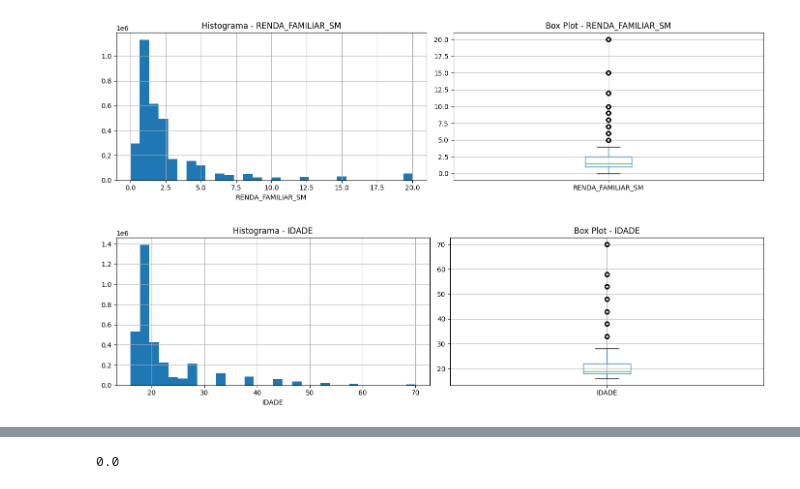
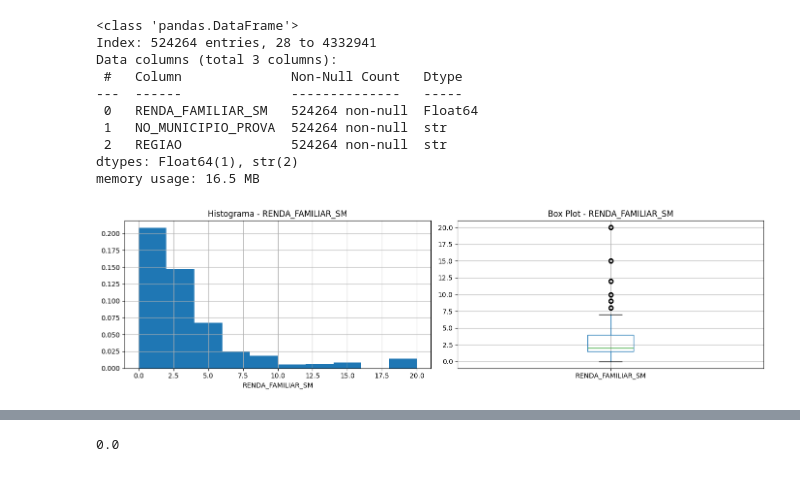
Before and after one commit to lucasamtaylor01/enem, a Jupyter notebook: 01_preparacao_dados.ipynb, the cells around one changed output, grey strips where cells are left out. Saved outputs shown, nothing was run; the diff lists cells and outputs as text; code cells hidden in the pictures.

```diff
--- a/01_preparacao_dados.ipynb
+++ b/01_preparacao_dados.ipynb
@@ -127,6 +75,6 @@ cor_renda_map_sm = {
     "Q": 20.0
 }
 
-df_clustering['Q007'] = df_clustering['Q007'].map(cor_renda_map_sm)
-df_clustering['Q007'] = df_clustering['Q007'].astype("Float64")
-df_clustering = df_clustering.rename(columns={'Q007': 'RENDA_FAMILIAR_SM'})
+df_participantes['Q007'] = df_participantes['Q007'].map(cor_renda_map_sm)
+df_participantes['Q007'] = df_participantes['Q007'].astype("Float64")
+df_participantes = df_participantes.rename(columns={'Q007': 'RENDA_FAMILIAR_SM'})
@@ -145,32 +81,57 @@ df_clustering = df_clustering.rename(columns={'TP_ESTADO_CIVIL': 'ESTADO_CIVIL'}
 # %%
-uf_para_regiao = {
-    "AC": "NORTE", "AP": "NORTE", "AM": "NORTE", "PA": "NORTE", "RO": "NORTE", "RR": "NORTE", "TO": "NORTE",
-    "AL": "NORDESTE", "BA": "NORDESTE", "CE": "NORDESTE", "MA": "NORDESTE", "PB": "NORDESTE", "PE": "NORDESTE", "PI": "NORDESTE", "RN": "NORDESTE", "SE": "NORDESTE",
-    "DF": "CENTRO_OESTE", "GO": "CENTRO_OESTE", "MT": "CENTRO_OESTE", "MS": "CENTRO_OESTE",
-    "ES": "SUDESTE", "MG": "SUDESTE", "RJ": "SUDESTE", "SP": "SUDESTE",
-    "PR": "SUL", "RS": "SUL", "SC": "SUL"
-}
-
-df_clustering["REGIAO"] = df_clustering["SG_UF_PROVA"].map(uf_para_regiao)
-df_clustering = df_clustering.rename(columns={'SG_UF_PROVA': 'UF'})
+df_participantes = df_participantes[df_participantes['SG_UF_PROVA'] == 'SP']
+df_participantes = df_participantes.drop(columns=['SG_UF_PROVA'])
+# %%
+df_participantes['NO_MUNICIPIO_PROVA'] = df_participantes['NO_MUNICIPIO_PROVA'].str.upper()
+
+capital = {'SÃO PAULO'}
+
+litoral = {
+    'SANTOS', 'SÃO VICENTE', 'PRAIA GRANDE', 'GUARUJÁ',
+    'CUBATÃO', 'BERTIOGA', 'MONGAGUÁ', 'ITANHAÉM',
+    'PERUÍBE', 'CARAGUATATUBA', 'UBATUBA',
+    'SÃO SEBASTIÃO', 'ILHABELA', 'IGUAPE', 'CANANÉIA'
+}
+
+def classificar_regiao(cidade):
+    if cidade in capital:
+        return 'CAPITAL'
+    elif cidade in litoral:
+        return 'LITORAL'
+    else:
+        return 'INTERIOR'
+
+df_participantes['REGIAO'] = df_participantes['NO_MUNICIPIO_PROVA'].apply(classificar_regiao)
+# %%
+df_participantes.info()
+# %% [output]
+<class 'pandas.DataFrame'>
+Index: 524264 entries, 28 to 4332941
+Data columns (total 3 columns):
+ #   Column              Non-Null Count   Dtype
+---  ------              --------------   -----
+ 0   RENDA_FAMILIAR_SM   524264 non-null  Float64
+ 1   NO_MUNICIPIO_PROVA  524264 non-null  str
+ 2   REGIAO              524264 non-null  str
+dtypes: Float64(1), str(2)
+memory usage: 16.5 MB
 # %%
-analise_cols = ['RENDA_FAMILIAR_SM', 'IDADE']
+analise_cols = ['RENDA_FAMILIAR_SM']
 
 for col in analise_cols:
     fig, (ax1, ax2) = plt.subplots(1, 2, figsize=(14, 4))
 
-    df_clustering[col].hist(ax=ax1, bins=30)
+    df_participantes[col].hist(ax=ax1, density=True)
     ax1.set_title(f'Histograma - {col}')
     ax1.set_xlabel(col)
 
-    df_clustering.boxplot(column=col, ax=ax2)
+    df_participantes.boxplot(column=col, ax=ax2)
     ax2.set_title(f'Box Plot - {col}')
 
     plt.tight_layout()
     plt.show()
 # %% [output]
-[figure, old version]
+[figure, new version]
-[figure, removed]
 # %%
 # TRANSFORMAÇÃO PARA ESCALA LOGARÍTMICA DE NET_SALES
 
```
Also changed, not shown: parts of 38 cells of this notebook, 3 other files.
